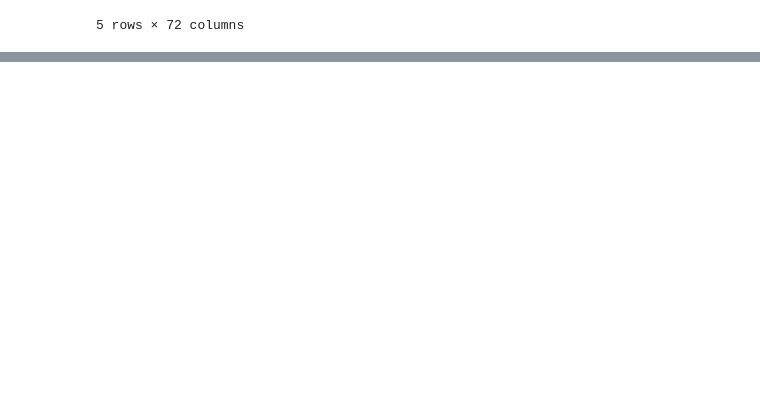
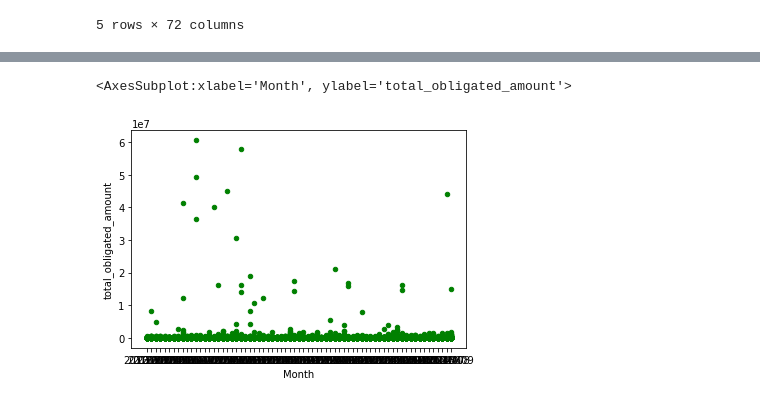
Before and after one commit to rohanjarun/Group-02-UCB, a Jupyter notebook: Exploratory_Analysis_Matplotlib.ipynb, the cells around one changed output, grey strips where cells are left out. Cells and saved outputs as stored; diff of their text form; code cells hidden in the pictures; blank space fills up the shorter version.

```diff
--- a/Exploratory_Analysis_Matplotlib.ipynb
+++ b/Exploratory_Analysis_Matplotlib.ipynb
@@ -46,0 +167,6 @@ prices_df.head()
+# %%
+# Month vs Contract Amounts
+natural_gas_data_df1.plot.scatter(x = "Month", y = "total_obligated_amount", c='green')
+# %% [output]
+<AxesSubplot:xlabel='Month', ylabel='total_obligated_amount'>
+[figure, added]
```
Also changed, not shown: parts of 8 cells of this notebook.
